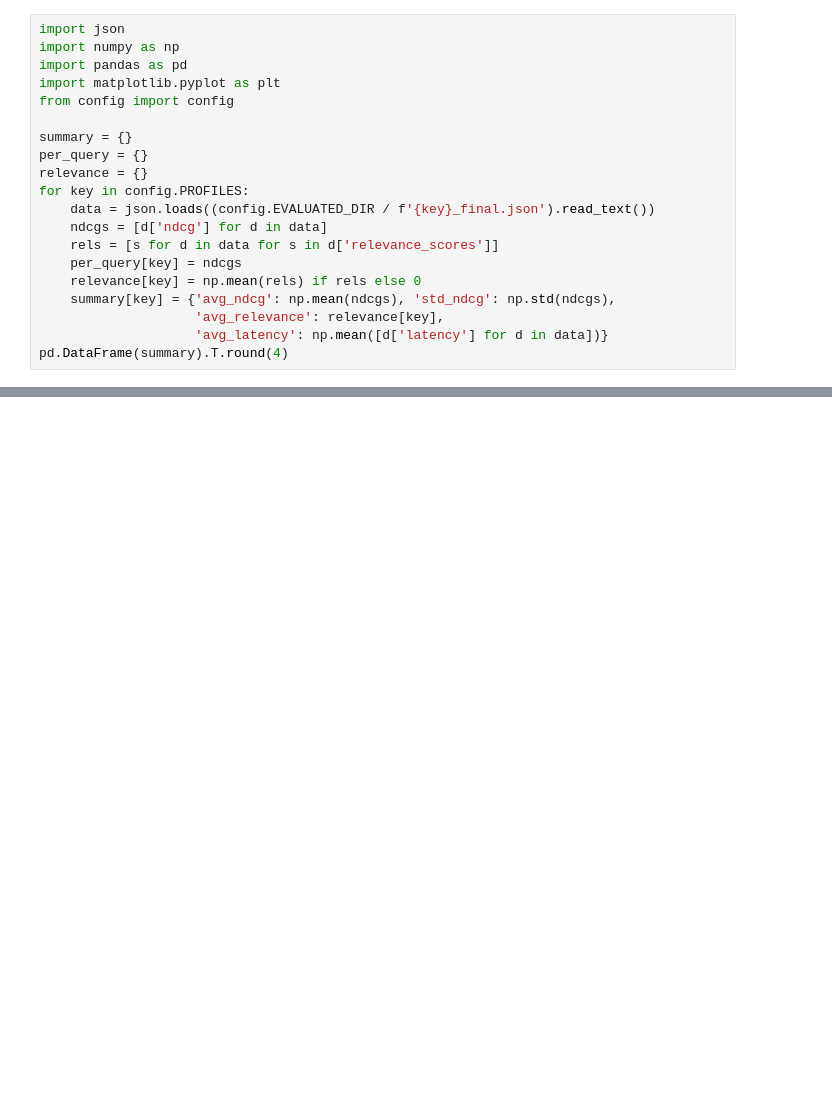
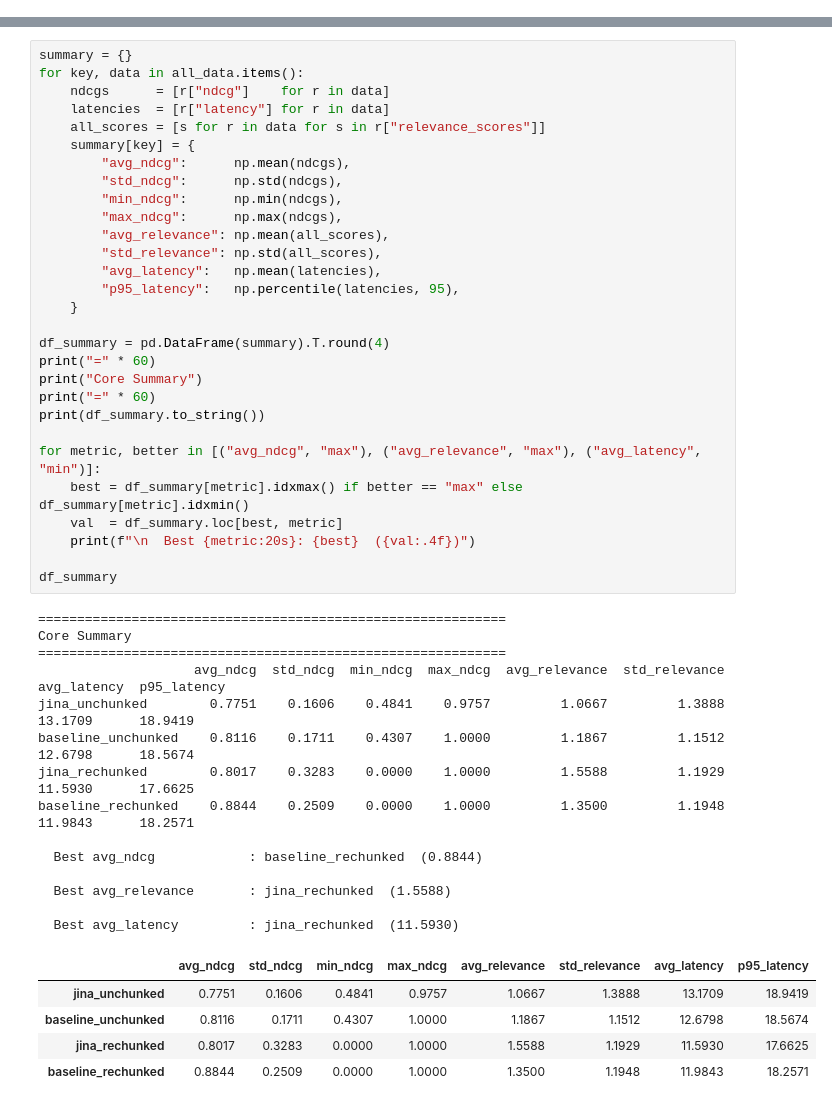
Before and after one commit to AjinkyaHimanshu/Indian_marriage_legal_recommender, a Jupyter notebook: notebooks/7_Evaluation.ipynb, the cells around one changed output, grey strips where cells are left out. Saved outputs shown, nothing was run; the diff lists cells and outputs as text; blank space fills up the shorter version.

```diff
--- a/notebooks/7_Evaluation.ipynb
+++ b/notebooks/7_Evaluation.ipynb
@@ -5,20 +0,0 @@ Aggregates the evaluated results into summary statistics and the comparison plot
-# %%
-import json
-import numpy as np
-import pandas as pd
-import matplotlib.pyplot as plt
-from config import config
-
-summary = {}
-per_query = {}
-relevance = {}
-for key in config.PROFILES:
-    data = json.loads((config.EVALUATED_DIR / f'{key}_final.json').read_text())
-    ndcgs = [d['ndcg'] for d in data]
-    rels = [s for d in data for s in d['relevance_scores']]
-    per_query[key] = ndcgs
-    relevance[key] = np.mean(rels) if rels else 0
-    summary[key] = {'avg_ndcg': np.mean(ndcgs), 'std_ndcg': np.std(ndcgs),
-                    'avg_relevance': relevance[key],
-                    'avg_latency': np.mean([d['latency'] for d in data])}
-pd.DataFrame(summary).T.round(4)
@@ -24,0 +69,49 @@ pd.DataFrame(summary).T.round(4)
+# %%
+summary = {}
+for key, data in all_data.items():
+    ndcgs      = [r["ndcg"]    for r in data]
+    latencies  = [r["latency"] for r in data]
+    all_scores = [s for r in data for s in r["relevance_scores"]]
+    summary[key] = {
+        "avg_ndcg":      np.mean(ndcgs),
+        "std_ndcg":      np.std(ndcgs),
+        "min_ndcg":      np.min(ndcgs),
+        "max_ndcg":      np.max(ndcgs),
+        "avg_relevance": np.mean(all_scores),
+        "std_relevance": np.std(all_scores),
+        "avg_latency":   np.mean(latencies),
+        "p95_latency":   np.percentile(latencies, 95),
+    }
+
+df_summary = pd.DataFrame(summary).T.round(4)
+print("=" * 60)
+print("Core Summary")
+print("=" * 60)
+print(df_summary.to_string())
+
+for metric, better in [("avg_ndcg", "max"), ("avg_relevance", "max"), ("avg_latency", "min")]:
+    best = df_summary[metric].idxmax() if better == "max" else df_summary[metric].idxmin()
+    val  = df_summary.loc[best, metric]
+    print(f"\n  Best {metric:20s}: {best}  ({val:.4f})")
+
+df_summary
+# %% [output]
+============================================================
+Core Summary
+============================================================
+                    avg_ndcg  std_ndcg  min_ndcg  max_ndcg  avg_relevance  std_relevance  avg_latency  p95_latency
+jina_unchunked        0.7751    0.1606    0.4841    0.9757         1.0667         1.3888      13.1709      18.9419
+baseline_unchunked    0.8116    0.1711    0.4307    1.0000         1.1867         1.1512      12.6798      18.5674
+jina_rechunked        0.8017    0.3283    0.0000    1.0000         1.5588         1.1929      11.5930      17.6625
+baseline_rechunked    0.8844    0.2509    0.0000    1.0000         1.3500         1.1948      11.9843      18.2571
+
+  Best avg_ndcg            : baseline_rechunked  (0.8844)
+
+  Best avg_relevance       : jina_rechunked  (1.5588)
+
+  Best avg_latency         : jina_rechunked  (11.5930)
+|  | avg_ndcg | std_ndcg | min_ndcg | max_ndcg | avg_relevance | std_relevance | avg_latency | p95_latency |
+| jina_unchunked | 0.7751 | 0.1606 | 0.4841 | 0.9757 | 1.0667 | 1.3888 | 13.1709 | 18.9419 |
+| baseline_unchunked | 0.8116 | 0.1711 | 0.4307 | 1.0000 | 1.1867 | 1.1512 | 12.6798 | 18.5674 |
+| jina_rechunked | 0.8017 | 0.3283 | 0.0000 | 1.0000 | 1.5588 | 1.1929 | 11.5930 | 17.6625 |
+| baseline_rechunked | 0.8844 | 0.2509 | 0.0000 | 1.0000 | 1.3500 | 1.1948 | 11.9843 | 18.2571 |
```
Also changed, not shown: parts of 14 cells of this notebook, 23 other files.
